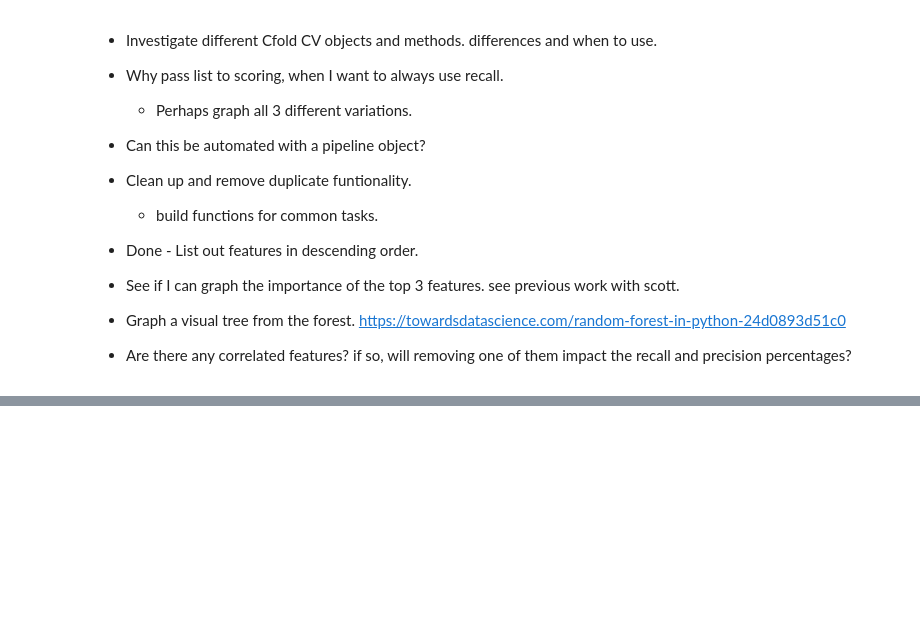
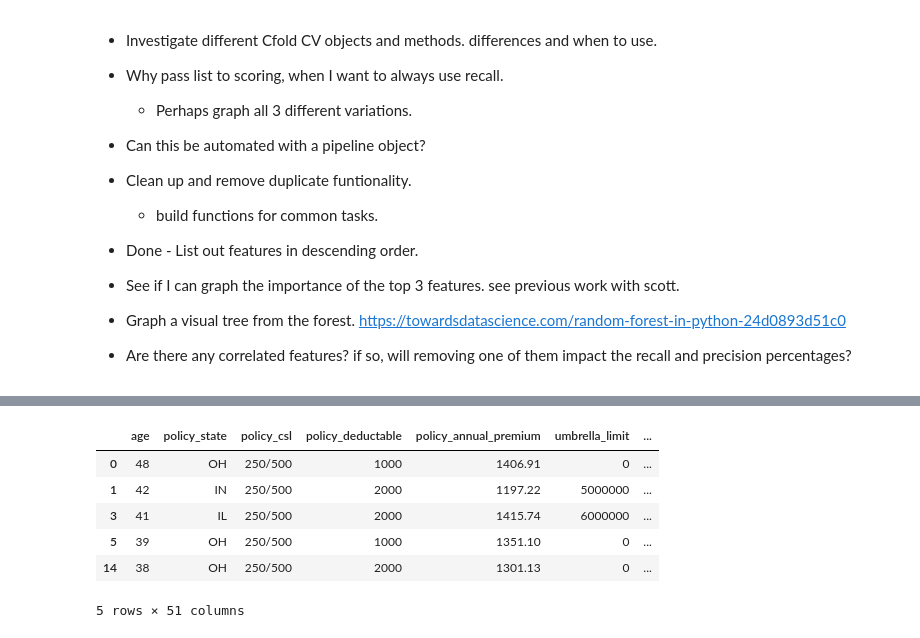
Before and after one commit to michaelwoline/Portfolio, a Jupyter notebook: notebooks-projects-code-notes/ML_Insurance_Fraud_Detection.ipynb, the cells around one changed output, grey strips where cells are left out. Drawn from its saved outputs; the diff is of its cells as text; code cells hidden in the pictures; blank space fills up the shorter version.

```diff
--- a/notebooks-projects-code-notes/ML_Insurance_Fraud_Detection.ipynb
+++ b/notebooks-projects-code-notes/ML_Insurance_Fraud_Detection.ipynb
@@ -696,0 +729,14 @@ def plot_confusion_matrix(cm,
+# %%
+# Looking at the set of data that was categorized as fraud, we will look
+# at the highest impacting features and extract the most common traits so we can builld a profile.
+
+cleaned_df_fraud = cleaned_df[cleaned_df['fraud_reported_coded'] == 1]
+cleaned_df_fraud.head()
+# %% [output]
+|  | age | policy_state | policy_csl | policy_deductable | policy_annual_premium | umbrella_limit | ... |
+| 0 | 48 | OH | 250/500 | 1000 | 1406.91 | 0 | ... |
+| 1 | 42 | IN | 250/500 | 2000 | 1197.22 | 5000000 | ... |
+| 3 | 41 | IL | 250/500 | 2000 | 1415.74 | 6000000 | ... |
+| 5 | 39 | OH | 250/500 | 1000 | 1351.10 | 0 | ... |
+| 14 | 38 | OH | 250/500 | 2000 | 1301.13 | 0 | ... |
+5 rows × 51 columns
```
Also changed, not shown: parts of 10 cells of this notebook.
